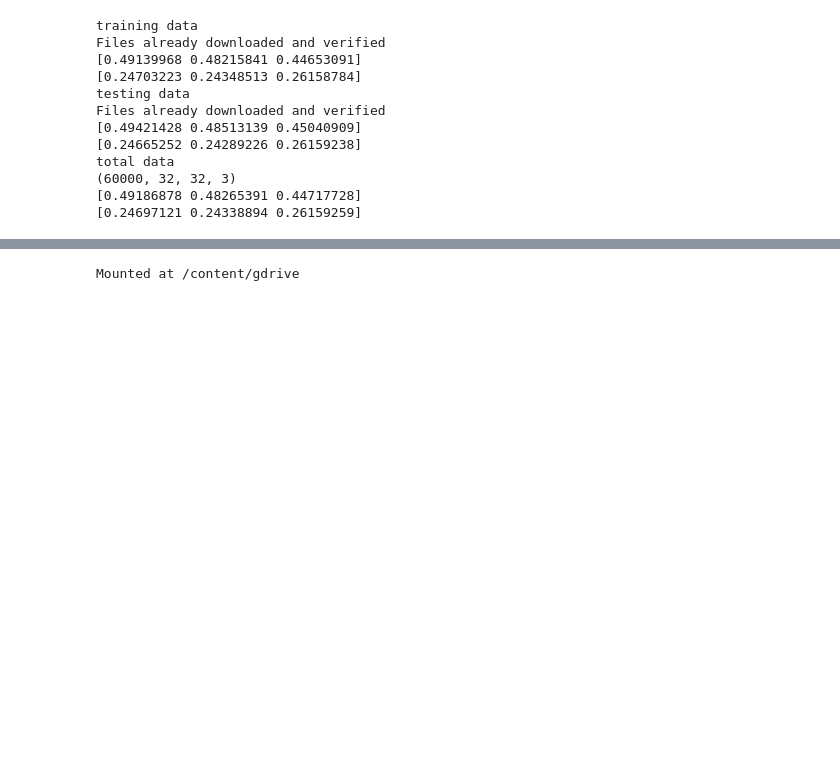
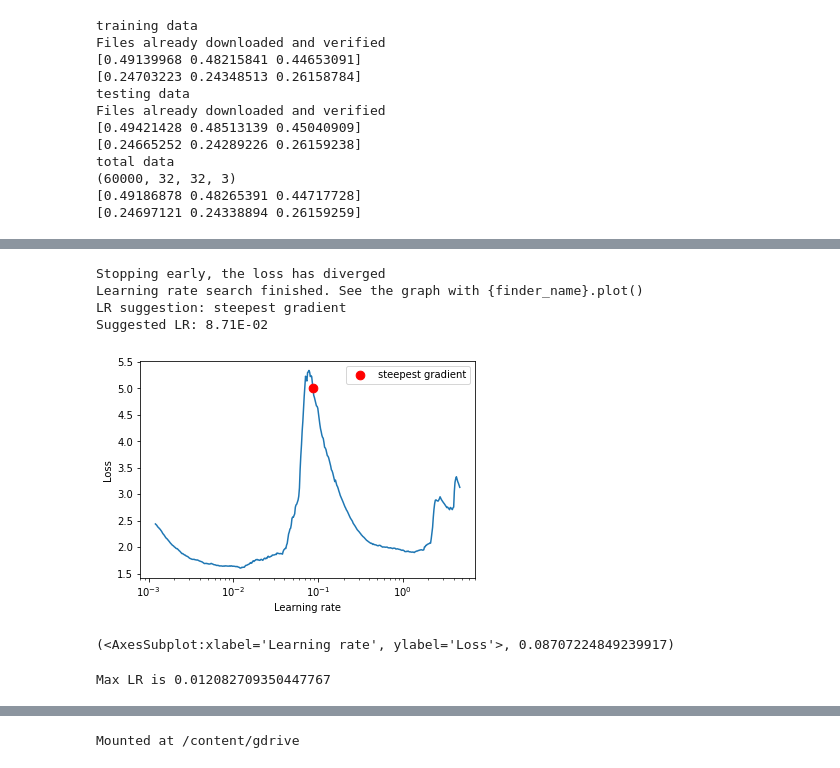
Before and after one commit to navrat/EVA_phase1_2022_23, a Jupyter notebook: S8_Custom_Resnet/S8_CUSTOM_RESNET_CIFAR_GRADCAM.ipynb, the cells around one changed output, grey strips where cells are left out. Cells and saved outputs as stored; diff of their text form; code cells hidden in the pictures; blank space fills up the shorter version.

```diff
--- a/S8_Custom_Resnet/S8_CUSTOM_RESNET_CIFAR_GRADCAM.ipynb
+++ b/S8_Custom_Resnet/S8_CUSTOM_RESNET_CIFAR_GRADCAM.ipynb
@@ -81,10 +80,10 @@ WARNING:matplotlib.image:Clipping input data to the valid range for imshow with
 # %%
 # Defining the model - RESTNET
-from main import *
+from models.custom_resnet import *
 import torch
 
 # Loading ResNet18 Model
-net = nnet_model()
+net = Custom_ResNet()
 
 # Using cuda if available
 use_cuda = torch.cuda.is_available()
@@ -123,3 +146,24 @@ Estimated Total Size (MB): 53.89
+# %%
+# One cycle implementation
+net_exp = copy.deepcopy(net)
+optimizer = torch.optim.SGD(net_exp.parameters(), lr=0.001, momentum=0.9)
+criterion = nn.CrossEntropyLoss()
+lr_finder = LRFinder(net_exp, optimizer, criterion, device=device)
+lr_finder.range_test(trainloader, end_lr=10, num_iter=500)
+lr_finder.plot()
+# %% [output]
+Stopping early, the loss has diverged
+Learning rate search finished. See the graph with {finder_name}.plot()
+LR suggestion: steepest gradient
+Suggested LR: 8.71E-02
+[figure, added]
+(<AxesSubplot:xlabel='Learning rate', ylabel='Loss'>, 0.08707224849239917)
+# %%
+min_loss = min(lr_finder.history['loss'])
+ler_rate = lr_finder.history['lr'][np.argmin(lr_finder.history['loss'], axis=0)]
+print("Max LR is {}".format(ler_rate))
+# %% [output]
+Max LR is 0.012082709350447767
 # %%
 # Load train and test model
 # from main import *
```
Also changed, not shown: parts of 28 cells of this notebook.
